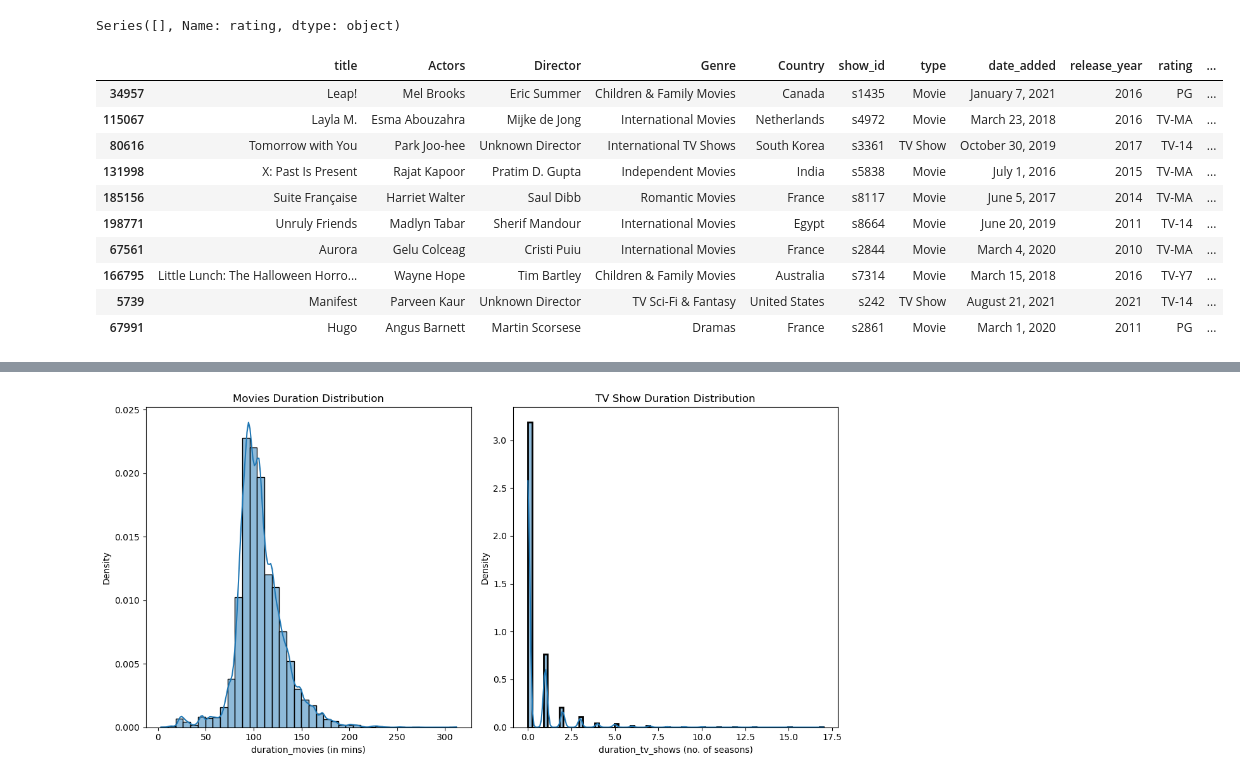
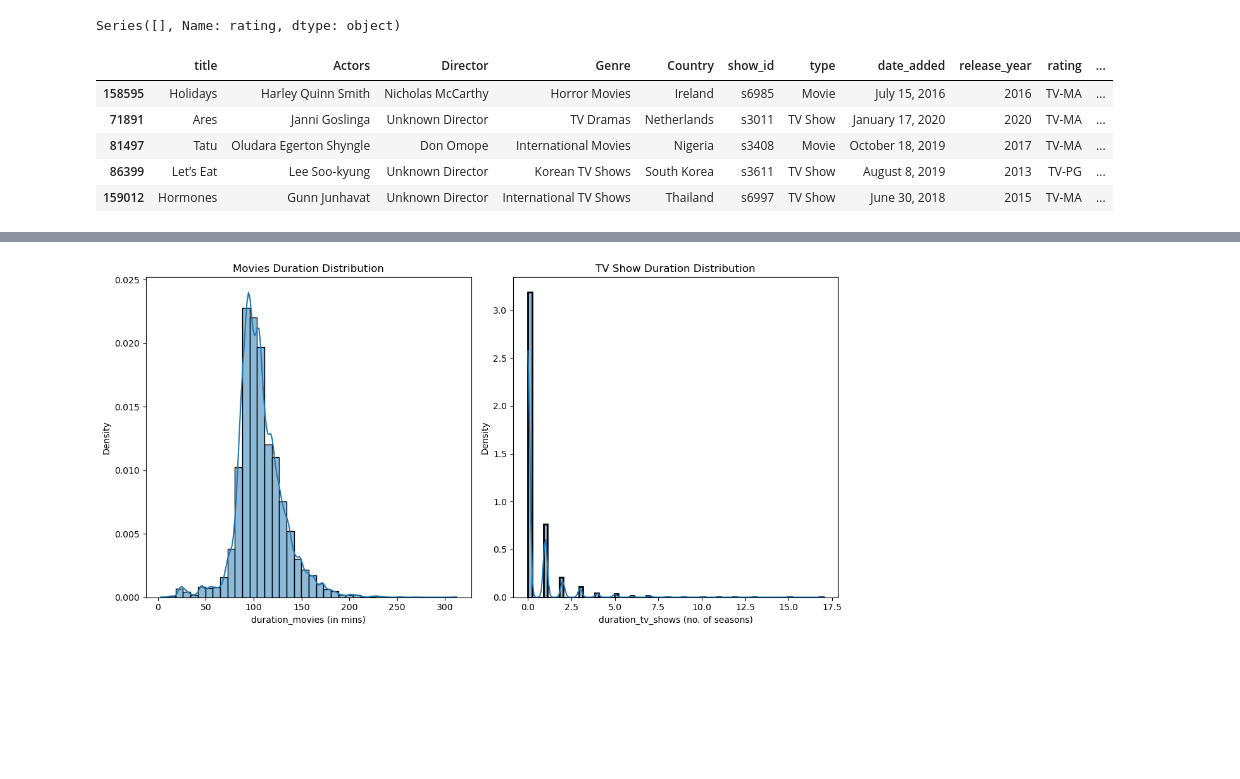
Before and after one commit to debnsuma/dsa, a Jupyter notebook: DSML/case_study/02_Data_Viz_Netflix/Netflix_project.ipynb, the cells around one changed output, grey strips where cells are left out. Drawn from its saved outputs; the diff is of its cells as text; code cells hidden in the pictures; blank space fills up the shorter version.

```diff
--- a/DSML/case_study/02_Data_Viz_Netflix/Netflix_project.ipynb
+++ b/DSML/case_study/02_Data_Viz_Netflix/Netflix_project.ipynb
@@ -586,19 +542,14 @@ df_new.loc[df_new['rating'].str.contains('min', na=False), 'rating']
 # %% [output]
 Series([], Name: rating, dtype: object)
 # %%
-df_new.sample(10)
+df_new.sample(5)
 # %% [output]
 |  | title | Actors | Director | Genre | Country | show_id | type | date_added | release_year | rating | ... |
-| 34957 | Leap! | Mel Brooks | Eric Summer | Children & Family Movies | Canada | s1435 | Movie | January 7, 2021 | 2016 | PG | ... |
-| 115067 | Layla M. | Esma Abouzahra | Mijke de Jong | International Movies | Netherlands | s4972 | Movie | March 23, 2018 | 2016 | TV-MA | ... |
-| 80616 | Tomorrow with You | Park Joo-hee | Unknown Director | International TV Shows | South Korea | s3361 | TV Show | October 30, 2019 | 2017 | TV-14 | ... |
-| 131998 | X: Past Is Present | Rajat Kapoor | Pratim D. Gupta | Independent Movies | India | s5838 | Movie | July 1, 2016 | 2015 | TV-MA | ... |
-| 185156 | Suite Française | Harriet Walter | Saul Dibb | Romantic Movies | France | s8117 | Movie | June 5, 2017 | 2014 | TV-MA | ... |
-| 198771 | Unruly Friends | Madlyn Tabar | Sherif Mandour | International Movies | Egypt | s8664 | Movie | June 20, 2019 | 2011 | TV-14 | ... |
-| 67561 | Aurora | Gelu Colceag | Cristi Puiu | International Movies | France | s2844 | Movie | March 4, 2020 | 2010 | TV-MA | ... |
-| 166795 | Little Lunch: The Halloween Horro... | Wayne Hope | Tim Bartley | Children & Family Movies | Australia | s7314 | Movie | March 15, 2018 | 2016 | TV-Y7 | ... |
-| 5739 | Manifest | Parveen Kaur | Unknown Director | TV Sci-Fi & Fantasy | United States | s242 | TV Show | August 21, 2021 | 2021 | TV-14 | ... |
-| 67991 | Hugo | Angus Barnett | Martin Scorsese | Dramas | France | s2861 | Movie | March 1, 2020 | 2011 | PG | ... |
+| 158595 | Holidays | Harley Quinn Smith | Nicholas McCarthy | Horror Movies | Ireland | s6985 | Movie | July 15, 2016 | 2016 | TV-MA | ... |
+| 71891 | Ares | Janni Goslinga | Unknown Director | TV Dramas | Netherlands | s3011 | TV Show | January 17, 2020 | 2020 | TV-MA | ... |
+| 81497 | Tatu | Oludara Egerton Shyngle | Don Omope | International Movies | Nigeria | s3408 | Movie | October 18, 2019 | 2017 | TV-MA | ... |
+| 86399 | Let’s Eat | Lee Soo-kyung | Unknown Director | Korean TV Shows | South Korea | s3611 | TV Show | August 8, 2019 | 2013 | TV-PG | ... |
+| 159012 | Hormones | Gunn Junhavat | Unknown Director | International TV Shows | Thailand | s6997 | TV Show | June 30, 2018 | 2015 | TV-MA | ... |
 # %%
 # Removing the mins from the duration column (this will be used for Movies)
 df_new['duration_movies'] = df_new['duration'].str.replace('min', '')
```
Also changed, not shown: parts of 8 cells of this notebook, 5 other files.
